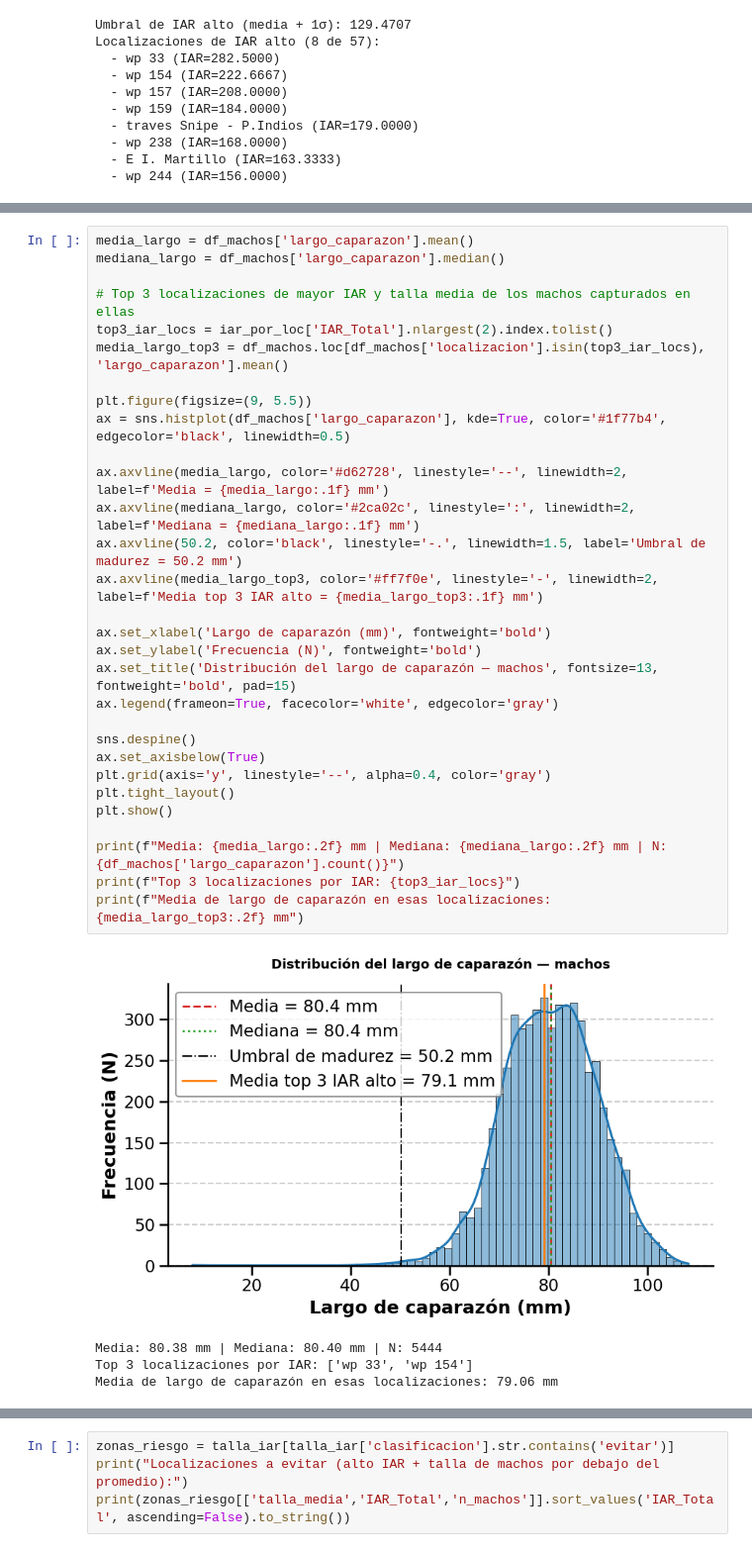
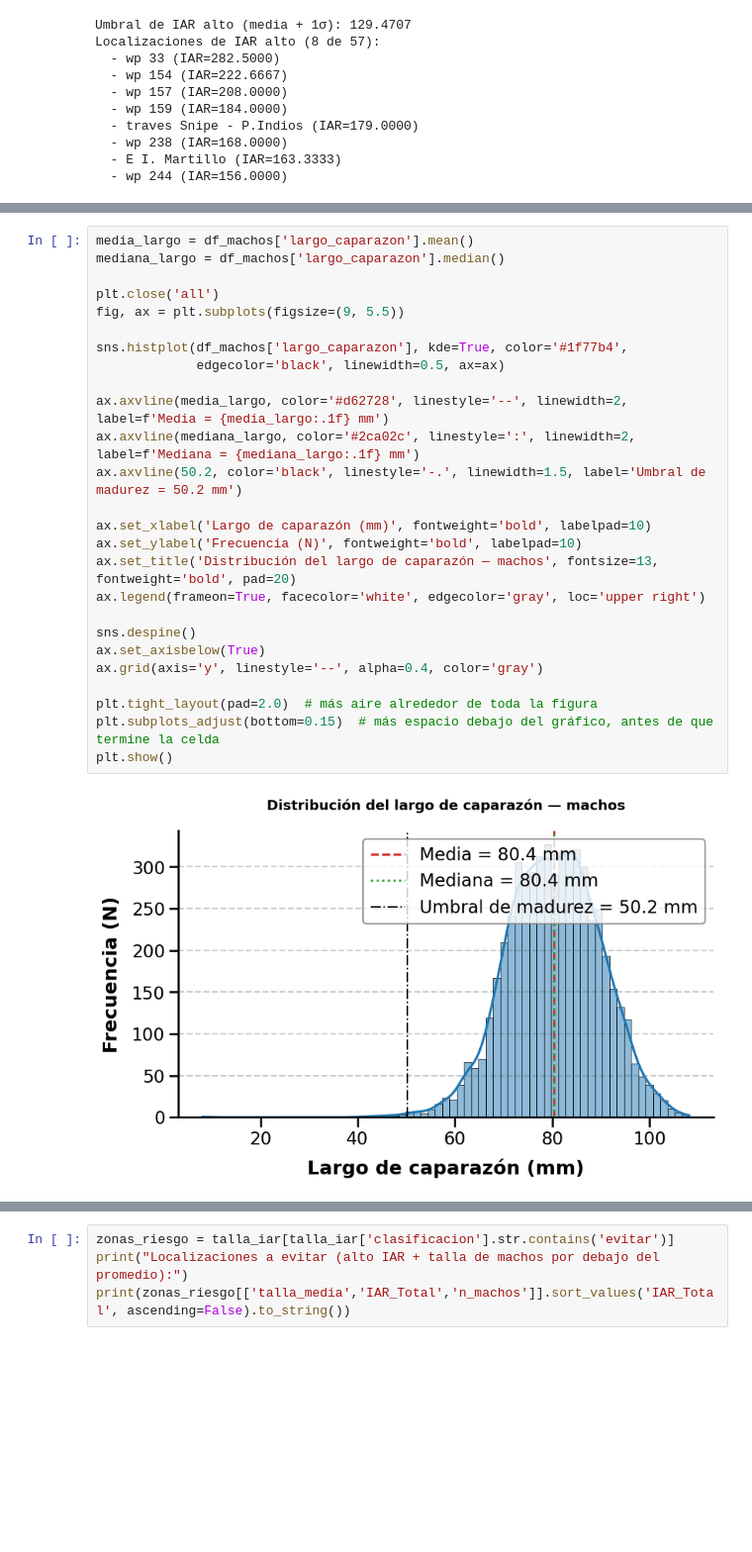
Before and after one commit to Mariano-ds/centollas2026, a Jupyter notebook: fernando/fernando_tp2.ipynb, the cells around one changed output, grey strips where cells are left out. Shown at 99% size. Cells and saved outputs as stored; diff of their text form; blank space fills up the shorter version.

Commit message:
Cambio IAR_machos

```diff
--- a/fernando/fernando_tp2.ipynb
+++ b/fernando/fernando_tp2.ipynb
@@ -928,35 +929,28 @@ df_machos recreado con 5444 registros
 # %%
 media_largo = df_machos['largo_caparazon'].mean()
 mediana_largo = df_machos['largo_caparazon'].median()
 
-# Top 3 localizaciones de mayor IAR y talla media de los machos capturados en ellas
-top3_iar_locs = iar_por_loc['IAR_Total'].nlargest(2).index.tolist()
-media_largo_top3 = df_machos.loc[df_machos['localizacion'].isin(top3_iar_locs), 'largo_caparazon'].mean()
+plt.close('all')
+fig, ax = plt.subplots(figsize=(9, 5.5))
 
-plt.figure(figsize=(9, 5.5))
-ax = sns.histplot(df_machos['largo_caparazon'], kde=True, color='#1f77b4', edgecolor='black', linewidth=0.5)
+sns.histplot(df_machos['largo_caparazon'], kde=True, color='#1f77b4',
+             edgecolor='black', linewidth=0.5, ax=ax)
 
 ax.axvline(media_largo, color='#d62728', linestyle='--', linewidth=2, label=f'Media = {media_largo:.1f} mm')
 ax.axvline(mediana_largo, color='#2ca02c', linestyle=':', linewidth=2, label=f'Mediana = {mediana_largo:.1f} mm')
 ax.axvline(50.2, color='black', linestyle='-.', linewidth=1.5, label='Umbral de madurez = 50.2 mm')
-ax.axvline(media_largo_top3, color='#ff7f0e', linestyle='-', linewidth=2, label=f'Media top 3 IAR alto = {media_largo_top3:.1f} mm')
 
-ax.set_xlabel('Largo de caparazón (mm)', fontweight='bold')
-ax.set_ylabel('Frecuencia (N)', fontweight='bold')
-ax.set_title('Distribución del largo de caparazón — machos', fontsize=13, fontweight='bold', pad=15)
-ax.legend(frameon=True, facecolor='white', edgecolor='gray')
+ax.set_xlabel('Largo de caparazón (mm)', fontweight='bold', labelpad=10)
+ax.set_ylabel('Frecuencia (N)', fontweight='bold', labelpad=10)
+ax.set_title('Distribución del largo de caparazón — machos', fontsize=13, fontweight='bold', pad=20)
+ax.legend(frameon=True, facecolor='white', edgecolor='gray', loc='upper right')
 
 sns.despine()
 ax.set_axisbelow(True)
-plt.grid(axis='y', linestyle='--', alpha=0.4, color='gray')
-plt.tight_layout()
+ax.grid(axis='y', linestyle='--', alpha=0.4, color='gray')
+
+plt.tight_layout(pad=2.0)  # más aire alrededor de toda la figura
+plt.subplots_adjust(bottom=0.15)  # más espacio debajo del gráfico, antes de que termine la celda
 plt.show()
-
-print(f"Media: {media_largo:.2f} mm | Mediana: {mediana_largo:.2f} mm | N: {df_machos['largo_caparazon'].count()}")
-print(f"Top 3 localizaciones por IAR: {top3_iar_locs}")
-print(f"Media de largo de caparazón en esas localizaciones: {media_largo_top3:.2f} mm")
 # %% [output]
-[figure, old version]
+[figure, new version]
-Media: 80.38 mm | Mediana: 80.40 mm | N: 5444
-Top 3 localizaciones por IAR: ['wp 33', 'wp 154']
-Media de largo de caparazón en esas localizaciones: 79.06 mm
```
Also changed, not shown: parts of 46 cells of this notebook.
